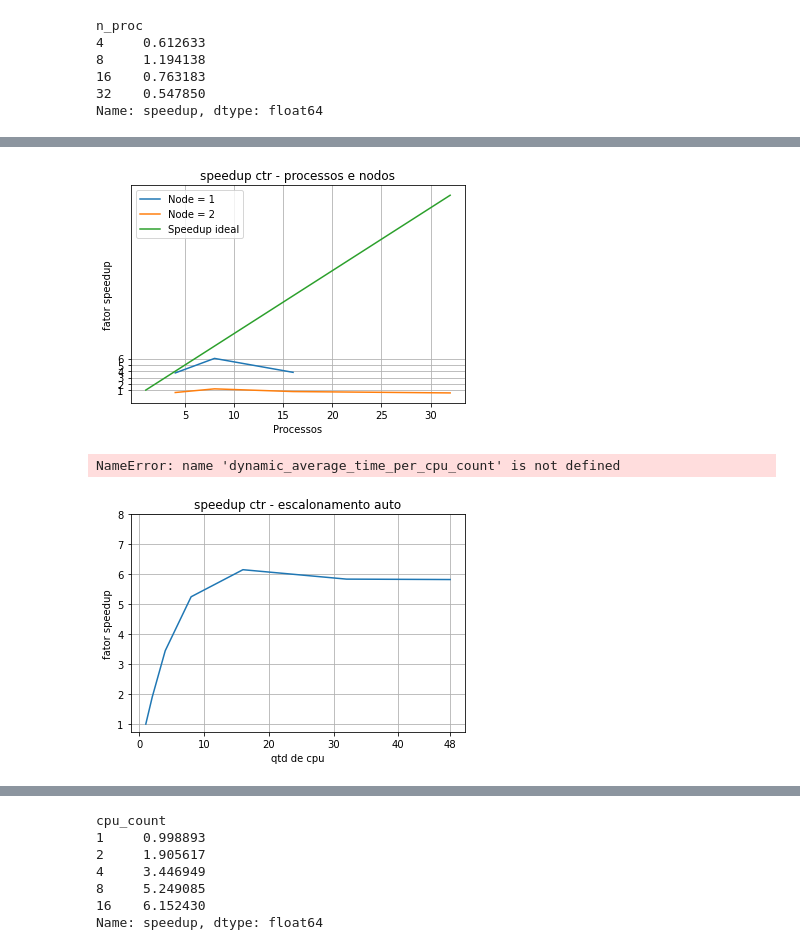
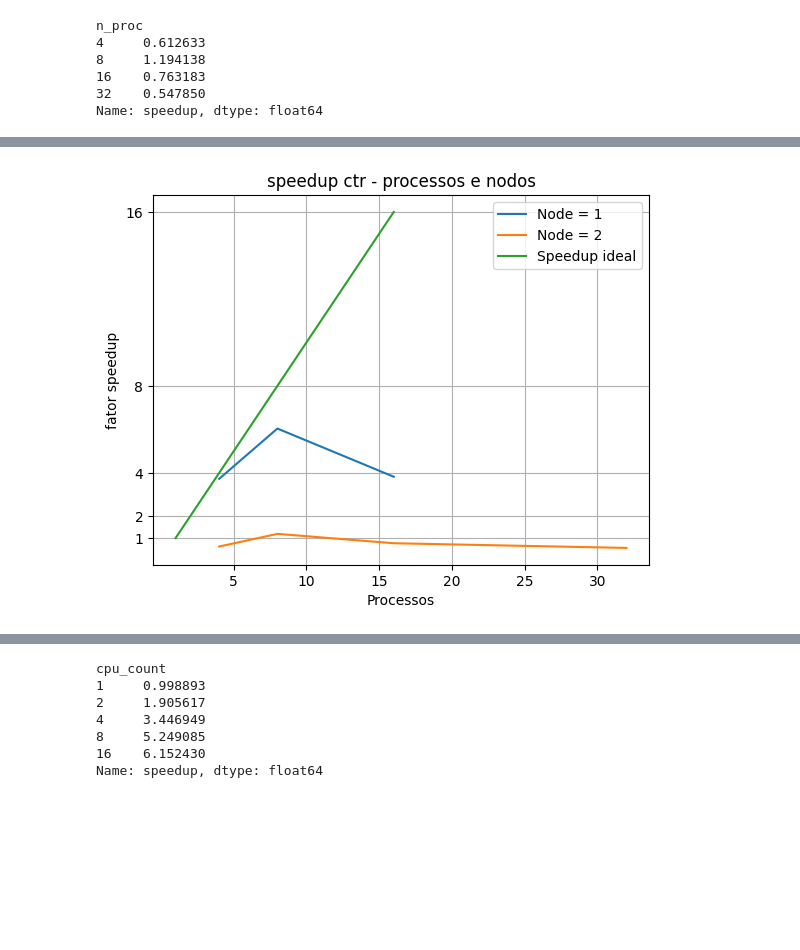
Before and after one commit to gilbertokoerbes/AES-CTRMode-OpenMP_MPI_SpeedUp, a Jupyter notebook: make_graphs.ipynb, the cells around one changed output, grey strips where cells are left out. Drawn from its saved outputs; the diff is of its cells as text; code cells hidden in the pictures; blank space fills up the shorter version.

Commit message:
Graficos speedup e eficiencia

```diff
--- a/make_graphs.ipynb
+++ b/make_graphs.ipynb
@@ -132,56 +128,27 @@ n_proc
 Name: speedup, dtype: float64
 # %%
-speedup_ideal = pd.Series(np.arange(1,33))
-speedup_ideal.index = range(1,33)
+speedup_ideal = pd.Series(np.arange(1,17))
+speedup_ideal.index = range(1,17)
 # %%
 
 fig, ax = plt.subplots()
 ax.plot(average_time_nodes_1.index,average_time_nodes_1.values,label="Node = 1")
 ax.plot(average_time_nodes_2.index,average_time_nodes_2.values,label="Node = 2")
 ax.plot(speedup_ideal.index,speedup_ideal.values,label="Speedup ideal")
 
 x_intervals = np.array([ 5, 10, 15, 20, 25, 30])
-y_intervals = np.array([1,2,3,4,5,6])
+y_intervals = np.array([1,2,4,8,16])
 plt.xticks(x_intervals)
 plt.yticks(y_intervals)
 ax.set_xlabel("Processos")
 ax.set_ylabel('fator speedup')
 ax.set_title('speedup ctr - processos e nodos')
 ax.legend()
 ax.grid(True)
 # plt.plot(average_time_nodes_1.index, average_time_nodes_1.values, label="Node 1")
 # plt.subplot(average_time_nodes_2.index, average_time_nodes_2.values, label="Node 2")
 # plt.subplot(average_time_nodes_4.index, average_time_nodes_4.values, label="Node 4")
 
 plt.show()
 # %% [output]
-[figure, old version]
+[figure, new version]
-# %%
-ate_16 = dynamic_average_time_per_cpu_count[[1,2,4,8,16]]
-de_16_ate_48 = dynamic_average_time_per_cpu_count[[16,32,48]]
-plt.plot(ate_16.index, ate_16.values, color='green')
-plt.plot(de_16_ate_48.index, de_16_ate_48.values, color='red')
-plt.xlabel('Quantidade de Threads alocadas sobre os Núcleos')
-plt.ylabel('Fator speedup')
-plt.title('Speedup do CTR - Escalonamento Dinâmico')
-plt.grid(True)
-x_intervals = np.array([ 0, 10, 20, 30, 40, 48])
-y_intervals = np.arange(1, 9, 1)
-plt.xticks(x_intervals)
-plt.yticks(y_intervals)
-plt.show()
-# %% [output]
-NameError: name 'dynamic_average_time_per_cpu_count' is not defined
-# %%
-plt.plot(auto_average_time_per_cpu_count.index, auto_average_time_per_cpu_count.values)
-plt.xlabel('qtd de cpu')
-plt.ylabel('fator speedup')
-plt.title('speedup ctr - escalonamento auto')
-plt.grid(True)
-x_intervals = np.array([ 0, 10, 20, 30, 40, 48])
-y_intervals = np.arange(1, 9, 1)
-plt.xticks(x_intervals)
-plt.yticks(y_intervals)
-plt.show()
-# %% [output]
-[figure, removed]
```
Also changed, not shown: parts of 8 cells of this notebook.
